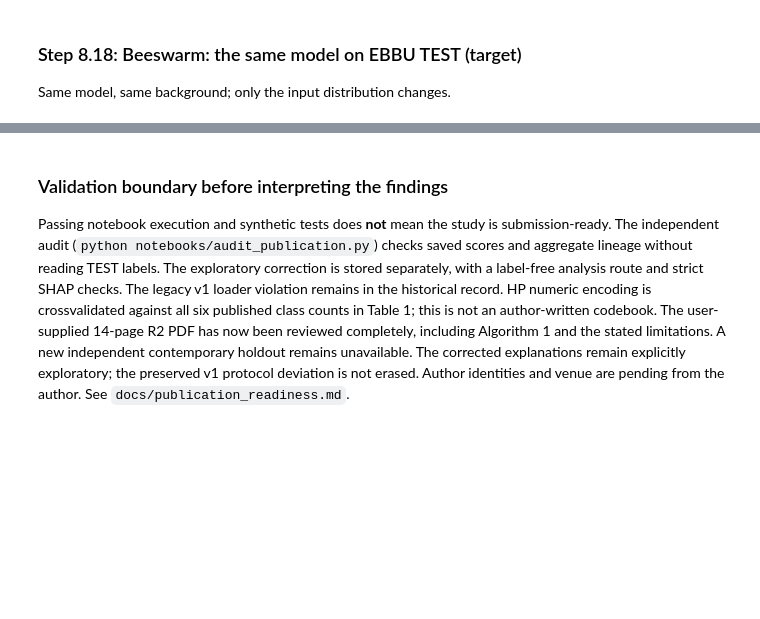
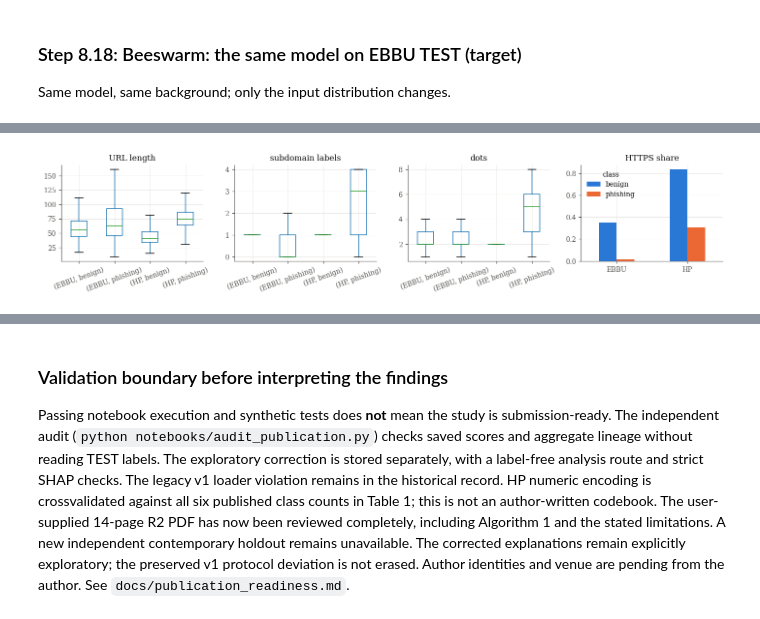
Before and after one commit to Athraynmhd/phishing-url-generalization, a Jupyter notebook: notebooks/phishing_research_pipeline.ipynb, the cells around one changed output, grey strips where cells are left out. Cells and saved outputs as stored; diff of their text form; code cells hidden in the pictures; blank space fills up the shorter version.

```diff
--- a/notebooks/phishing_research_pipeline.ipynb
+++ b/notebooks/phishing_research_pipeline.ipynb
@@ -907,0 +947,13 @@ fig = viz.shap_beeswarm(SHAP_A, "B-LGBM-ALL-k37-s17", "target"); plt.show()
+# %%
+FIT = pd.concat([load_dev(P, s, "FIT").assign(dataset=viz.SRC_NAME[s]) for s in ("A", "B")])
+FIT["class"] = FIT.label.map({0: "benign", 1: "phishing"})
+fig, axes = plt.subplots(1, 4, figsize=(13, 3))
+for ax, (f, title) in zip(axes, [("F01", "URL length"), ("F23", "subdomain labels"), ("F06", "dots"), ("F30", "HTTPS share")]):
+    if f == "F30":
+        FIT.groupby(["dataset", "class"])[f].mean().unstack().plot.bar(ax=ax, rot=0, color=["#2a78d6", "#eb6834"])
+    else:
+        FIT.assign(v=FIT[f].clip(upper=FIT[f].quantile(0.99))).boxplot(column="v", by=["dataset", "class"], ax=ax, showfliers=False, rot=20)
+    ax.set_title(title); ax.set_xlabel("")
+plt.suptitle(""); fig.tight_layout(); plt.show()
+# %% [output]
+[figure, added]
```
Also changed, not shown: parts of 24 cells of this notebook, 52 other files.
